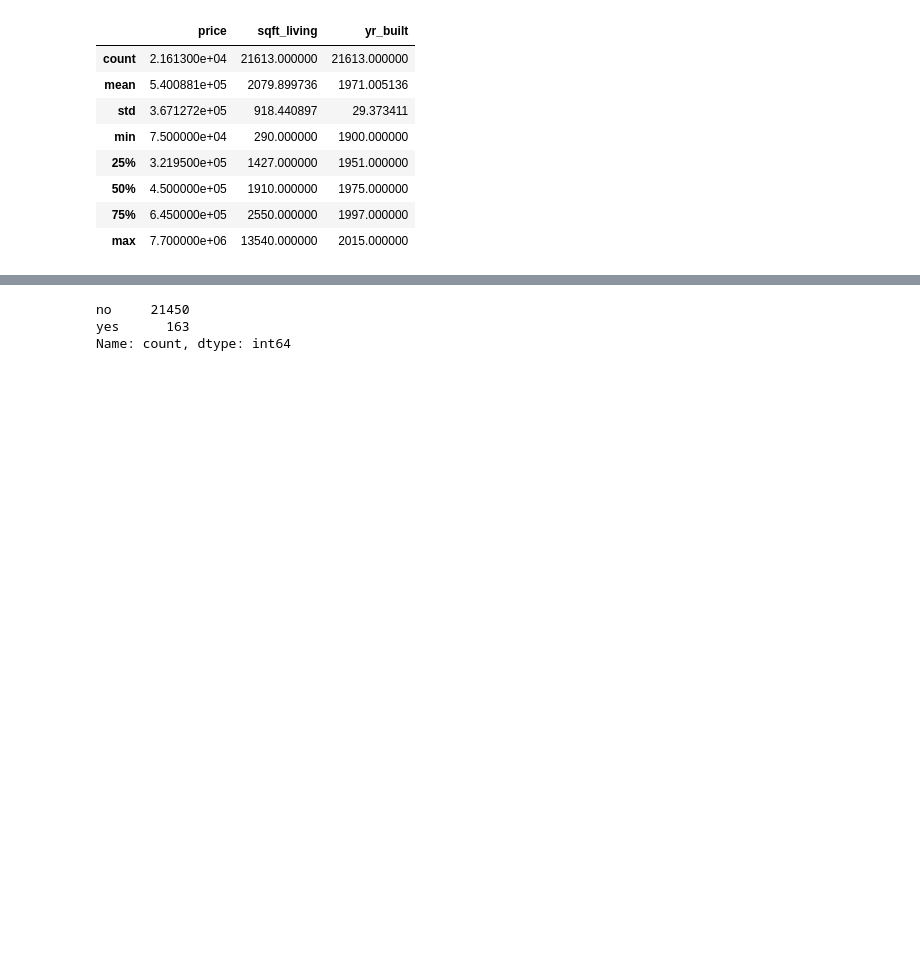
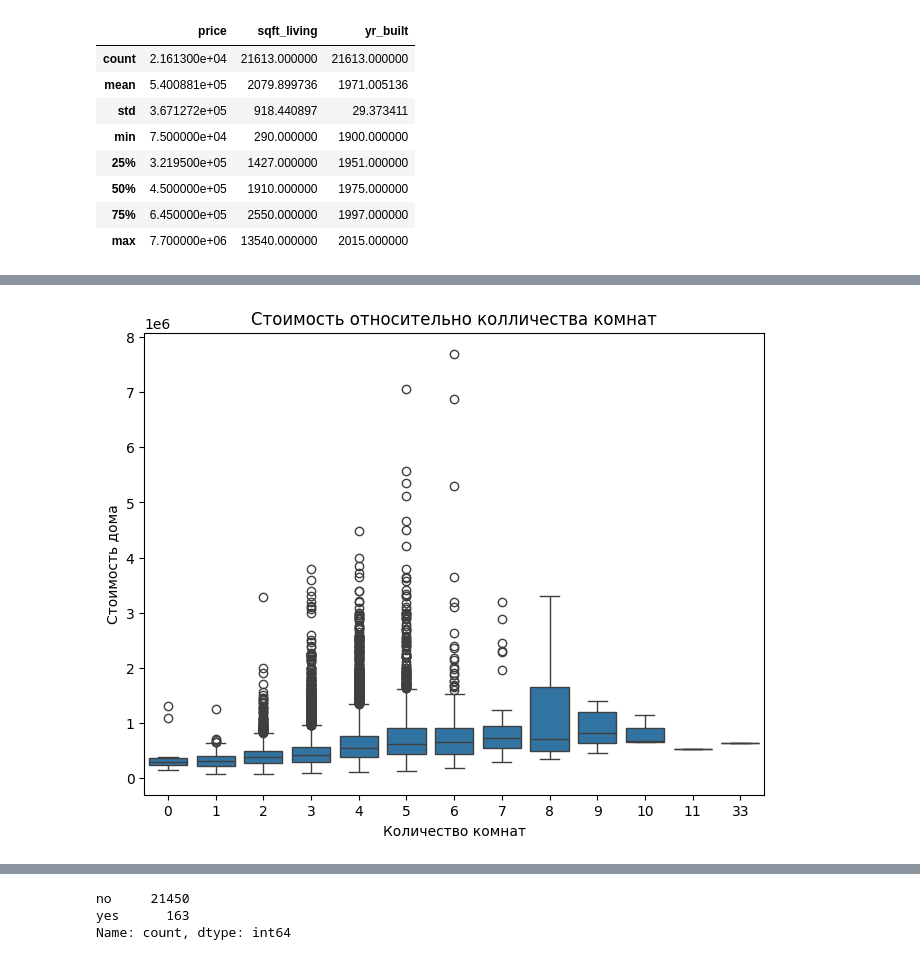
Before and after one commit to ArtemFilosofGB/PythonForAnalyst, a Jupyter notebook: Homework/Hw04/Homework04.ipynb, the cells around one changed output, grey strips where cells are left out. Saved outputs shown, nothing was run; the diff lists cells and outputs as text; code cells hidden in the pictures; blank space fills up the shorter version.

```diff
--- a/Homework/Hw04/Homework04.ipynb
+++ b/Homework/Hw04/Homework04.ipynb
@@ -133,0 +139,10 @@ plt.ylabel('Полощадь');
+# %%
+#График распределения стоимости недвижимости по количеству комнат
+plt.figure(figsize=(8, 6))
+sns.boxplot(data=df, x='bedrooms', y='price')
+plt.xlabel('Количество комнат')
+plt.ylabel('Стоимость дома')
+plt.title('Стоимость относительно колличества комнат')
+plt.show()
+# %% [output]
+[figure, added]
```
Also changed, not shown: parts of 15 cells of this notebook.
